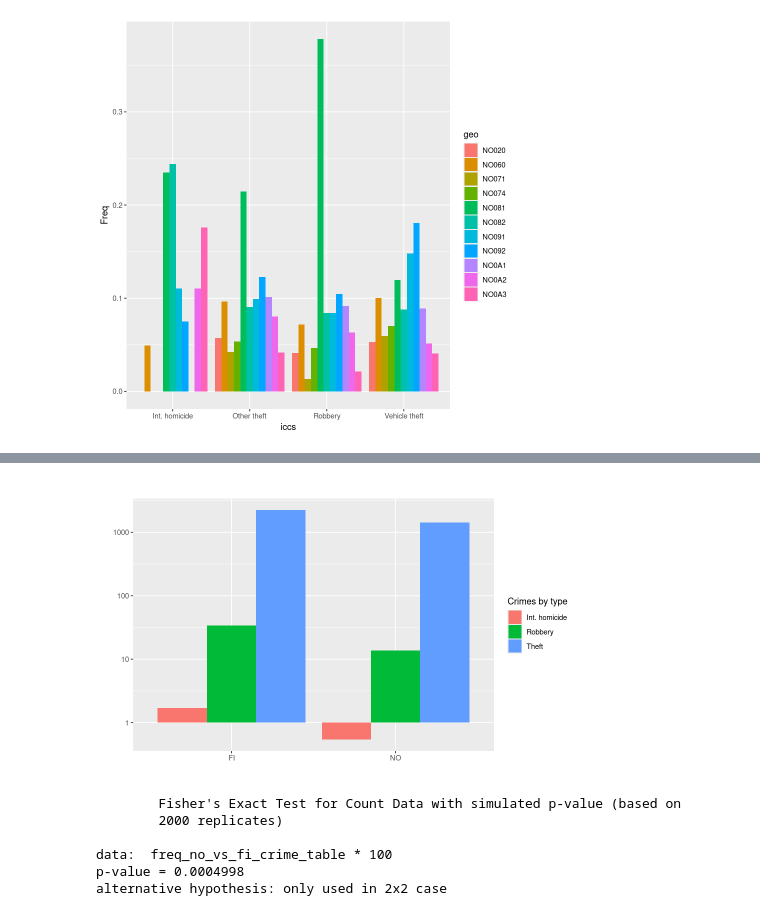
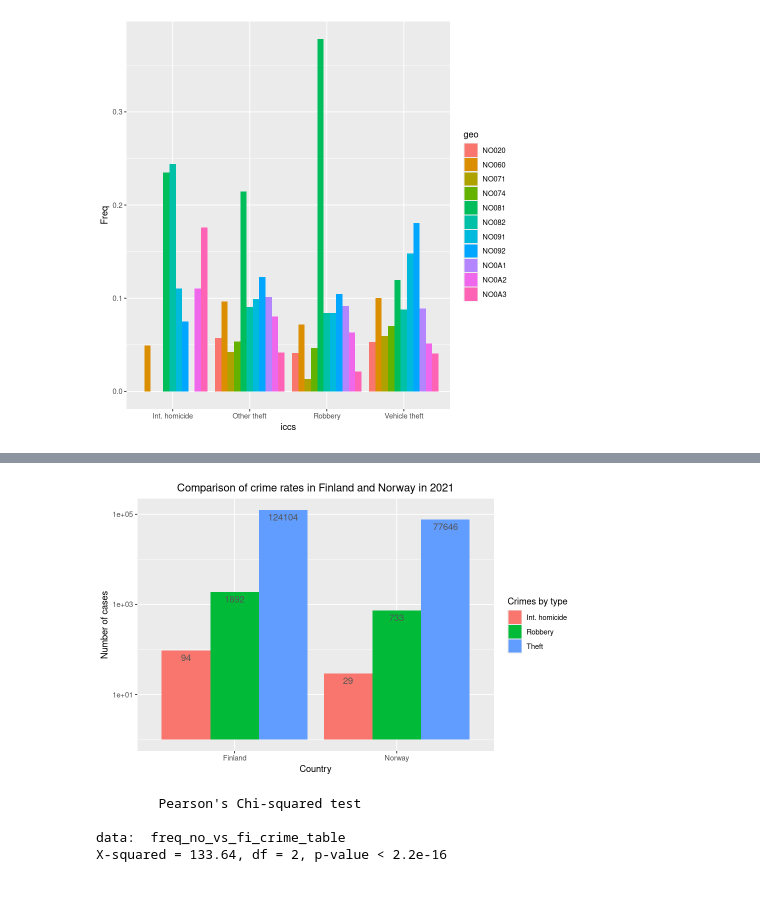
Before and after one commit to nickobard/eurostat-datasets-analysis, a Jupyter notebook: sem-1/semestral-work.ipynb, the cells around one changed output, grey strips where cells are left out. Cells and saved outputs as stored; diff of their text form; code cells hidden in the pictures.

```diff
--- a/sem-1/semestral-work.ipynb
+++ b/sem-1/semestral-work.ipynb
@@ -10,6 +10,8 @@ library(tidyr)
 library(tibble)
 # %% [output]
 Loading required package: kableExtra
+# %%
+dark_grey <- '#555555'
 # %%
 K <- 27
 L <- nchar('bardatskii')
@@ -192,8 +230,7 @@ freq_no_vs_fi_crime_df <- subset(dataset,
                                  geo %in% c('NO', 'FI') &
                                  iccs %in% prev_labels[-4] &
                                  TIME_PERIOD == '2021-01-01' &
-                                 unit == 'P_HTHAB',
+                                 unit == 'NR',
                                  c(geo, iccs, values))
 freq_no_vs_fi_crime_df <- pivot_wider(freq_no_vs_fi_crime_df, names_from=iccs, values_from=values)
 colnames(freq_no_vs_fi_crime_df)[-1] <- c('Int. homicide', 'Robbery', 'Theft')
-freq_no_vs_fi_crime_df
@@ -209,18 +240,20 @@ names(dimnames(freq_no_vs_fi_crime_table)) <- c('country', 'crime')
 # %%
 ggplot(as.data.frame(freq_no_vs_fi_crime_table), aes(x=country, y=Freq, fill=crime)) +
     geom_bar(stat='identity', position='dodge') +
-    labs(title='', x='', y='',
+    scale_x_discrete(labels=c('Finland', 'Norway')) +
+    scale_y_continuous(trans='log10') +
+    labs(title='Comparison of crime rates in Finland and Norway in 2021',
+         x='Country',
+         y='Number of cases (log scale)',
          fill='Crimes by type') +
     theme(plot.title = element_text(hjust=0.5)) +
-    scale_y_continuous(trans='log10')  # TODO: label bars strict values
+    geom_text(aes(label=Freq), position=position_dodge(.9), vjust=1.5, color=dark_grey)
 # %% [output]
-[figure, old version]
+[figure, new version]
 # %%
-fisher.test(freq_no_vs_fi_crime_table * 100, alternative='only used in 2x2 case', simulate.p.value=T)
+chisq.test(freq_no_vs_fi_crime_table)
 # %% [output]
-        Fisher's Exact Test for Count Data with simulated p-value (based on
-        2000 replicates)
+        Pearson's Chi-squared test
 
-data:  freq_no_vs_fi_crime_table * 100
-p-value = 0.0004998
-alternative hypothesis: only used in 2x2 case
+data:  freq_no_vs_fi_crime_table
+X-squared = 133.64, df = 2, p-value < 2.2e-16
```
Also changed, not shown: parts of 20 cells of this notebook.
